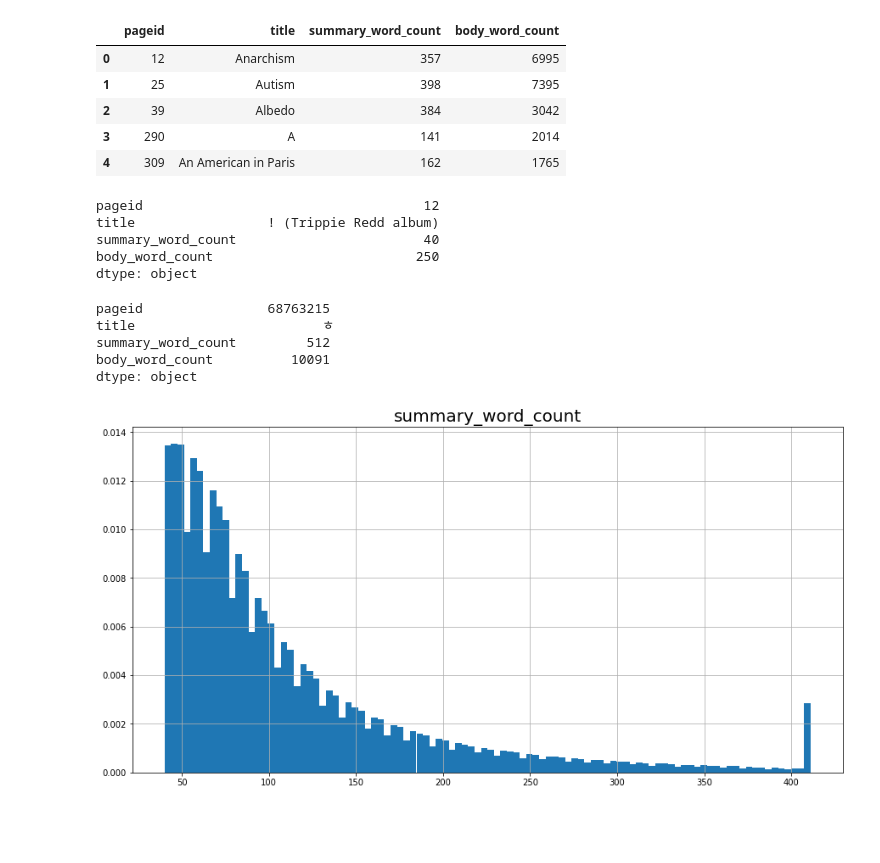
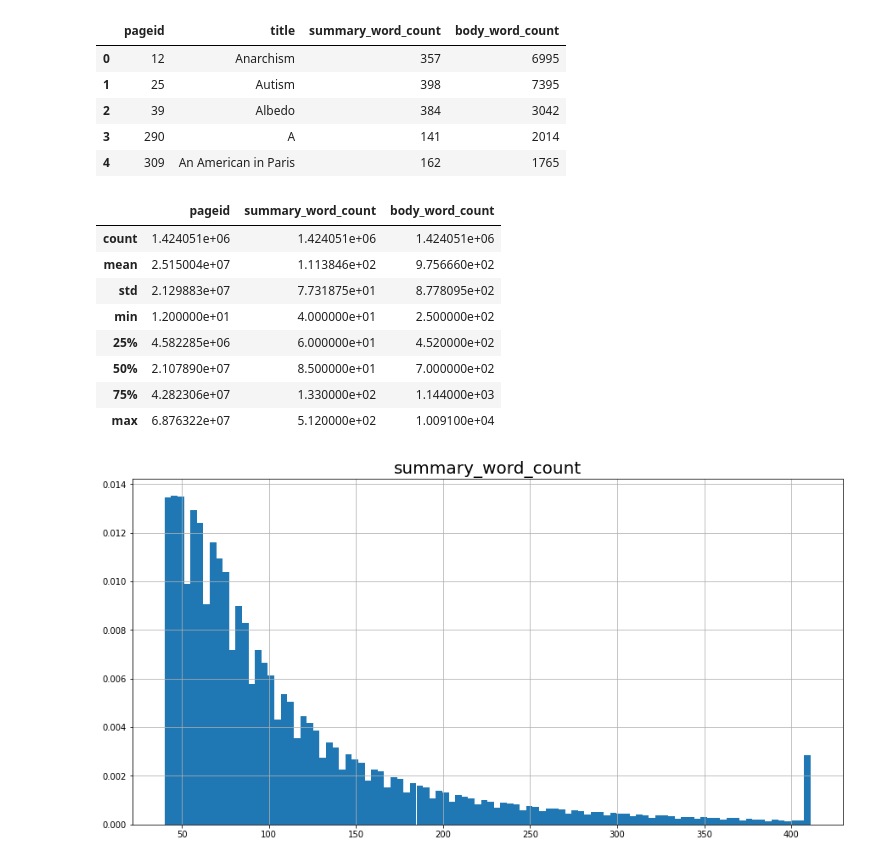
Before and after one commit to IvanRoblesMunoz/document_information_extraction, a Jupyter notebook: notebooks/EDA/01.evaluate-token-distribution.ipynb, the cells around one changed output. Saved outputs shown, nothing was run; the diff lists cells and outputs as text; code cells hidden in the pictures; blank space fills up the shorter version.

```diff
--- a/notebooks/EDA/01.evaluate-token-distribution.ipynb
+++ b/notebooks/EDA/01.evaluate-token-distribution.ipynb
@@ -77,21 +74,17 @@ data.head()
 | 3 | 290 | A | 141 | 2014 |
 | 4 | 309 | An American in Paris | 162 | 1765 |
 # %%
-data.min()
+data.describe()
 # %% [output]
-pageid                                    12
-title                 ! (Trippie Redd album)
-summary_word_count                        40
-body_word_count                          250
-dtype: object
+|  | pageid | summary_word_count | body_word_count |
+| count | 1.424051e+06 | 1.424051e+06 | 1.424051e+06 |
+| mean | 2.515004e+07 | 1.113846e+02 | 9.756660e+02 |
+| std | 2.129883e+07 | 7.731875e+01 | 8.778095e+02 |
+| min | 1.200000e+01 | 4.000000e+01 | 2.500000e+02 |
+| 25% | 4.582285e+06 | 6.000000e+01 | 4.520000e+02 |
+| 50% | 2.107890e+07 | 8.500000e+01 | 7.000000e+02 |
+| 75% | 4.282306e+07 | 1.330000e+02 | 1.144000e+03 |
+| max | 6.876322e+07 | 5.120000e+02 | 1.009100e+04 |
-# %%
-data.max()
-# %% [output]
-pageid                68763215
-title                        ㅎ
-summary_word_count         512
-body_word_count          10091
-dtype: object
 # %%
 for var in [ "summary_word_count", "body_word_count"]:
     plt.figure(figsize = (15,7.5))
```
Also changed, not shown: parts of 1 cell of this notebook, 3 other files.
